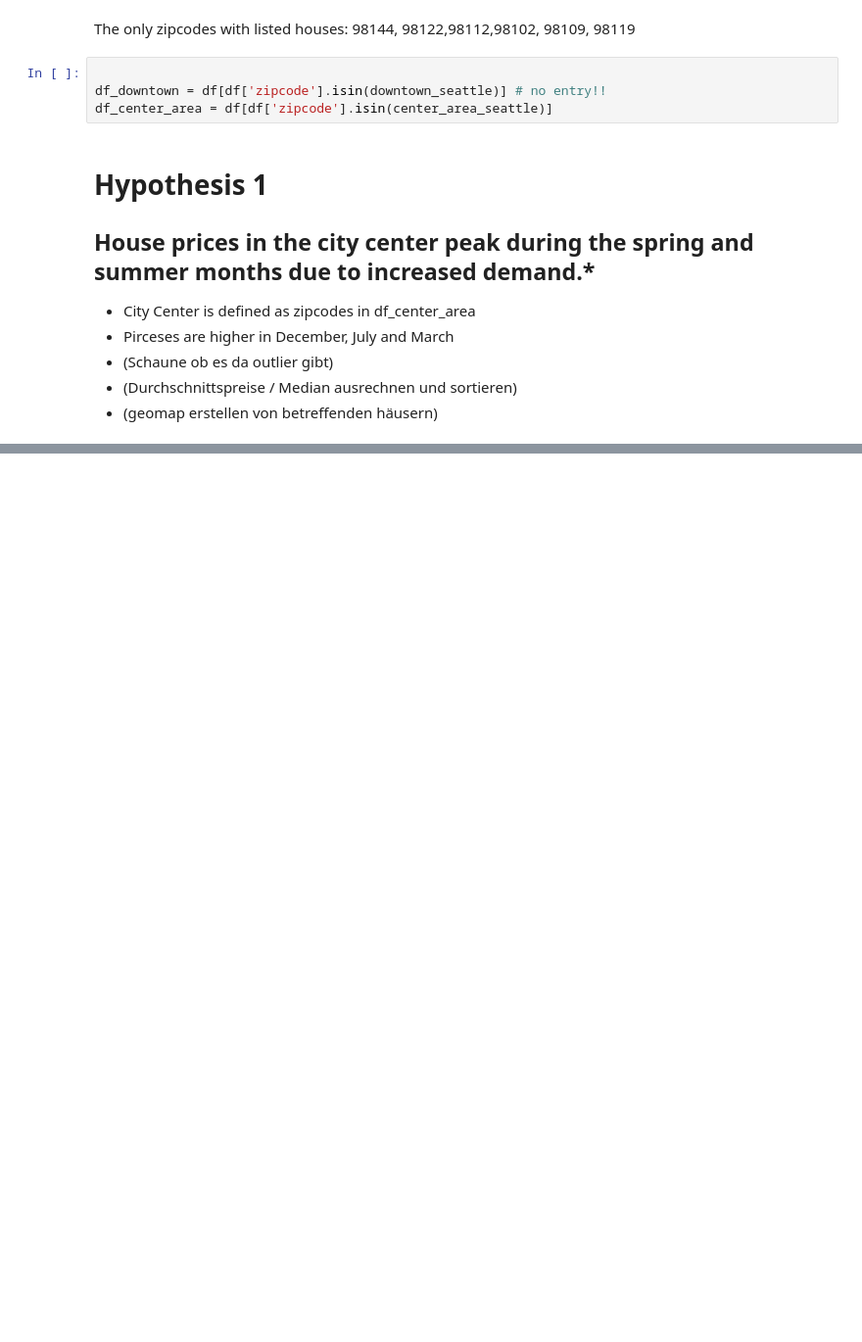
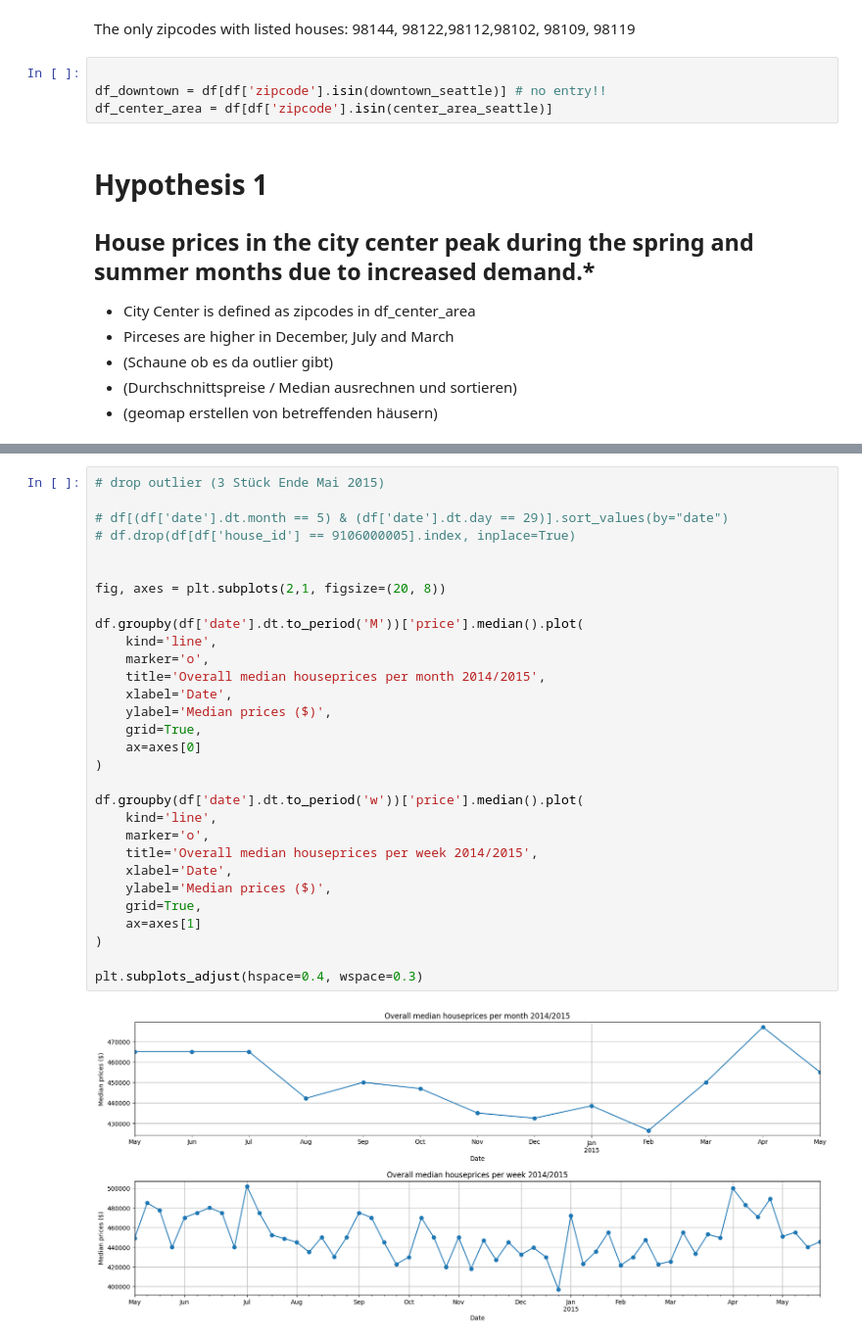
Before and after one commit to julialoeschel/eda-project-houses, a Jupyter notebook: EDA.ipynb, the cells around one changed output, grey strips where cells are left out. Shown at 98% size. Saved outputs shown, nothing was run; the diff lists cells and outputs as text; blank space fills up the shorter version.

```diff
--- a/EDA.ipynb
+++ b/EDA.ipynb
@@ -351,0 +369,32 @@ plt.subplots_adjust(hspace=0.4, wspace=0.3)
+# %%
+# drop outlier (3 Stück Ende Mai 2015)
+
+# df[(df['date'].dt.month == 5) & (df['date'].dt.day == 29)].sort_values(by="date")
+# df.drop(df[df['house_id'] == 9106000005].index, inplace=True)
+
+
+fig, axes = plt.subplots(2,1, figsize=(20, 8))
+
+df.groupby(df['date'].dt.to_period('M'))['price'].median().plot(
+    kind='line',
+    marker='o',
+    title='Overall median houseprices per month 2014/2015',
+    xlabel='Date',
+    ylabel='Median prices ($)',
+    grid=True,
+    ax=axes[0]
+)
+
+df.groupby(df['date'].dt.to_period('w'))['price'].median().plot(
+    kind='line',
+    marker='o',
+    title='Overall median houseprices per week 2014/2015',
+    xlabel='Date',
+    ylabel='Median prices ($)',
+    grid=True,
+    ax=axes[1]
+)
+
+plt.subplots_adjust(hspace=0.4, wspace=0.3)
+# %% [output]
+[figure, added]
```
Also changed, not shown: parts of 3 cells of this notebook.
